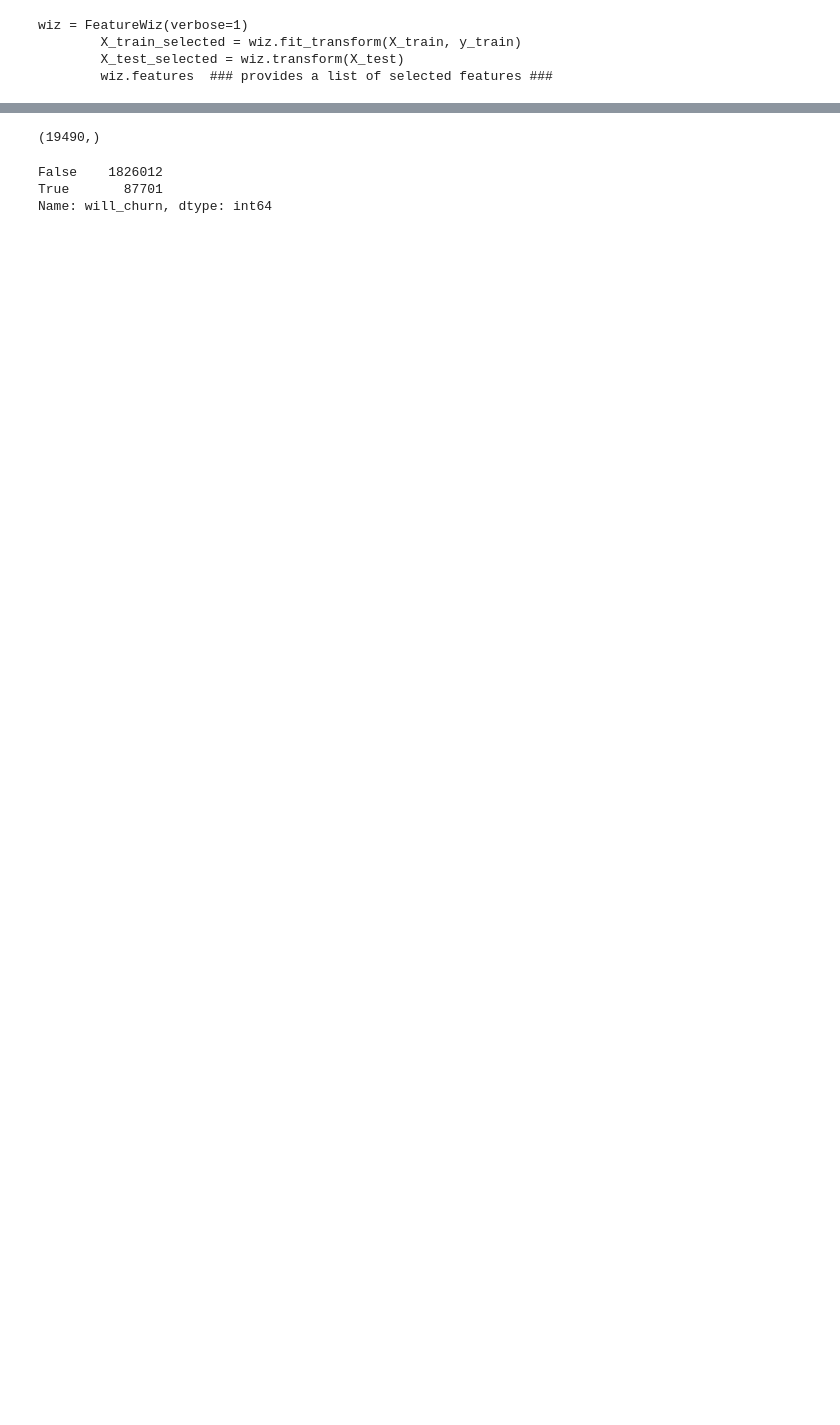
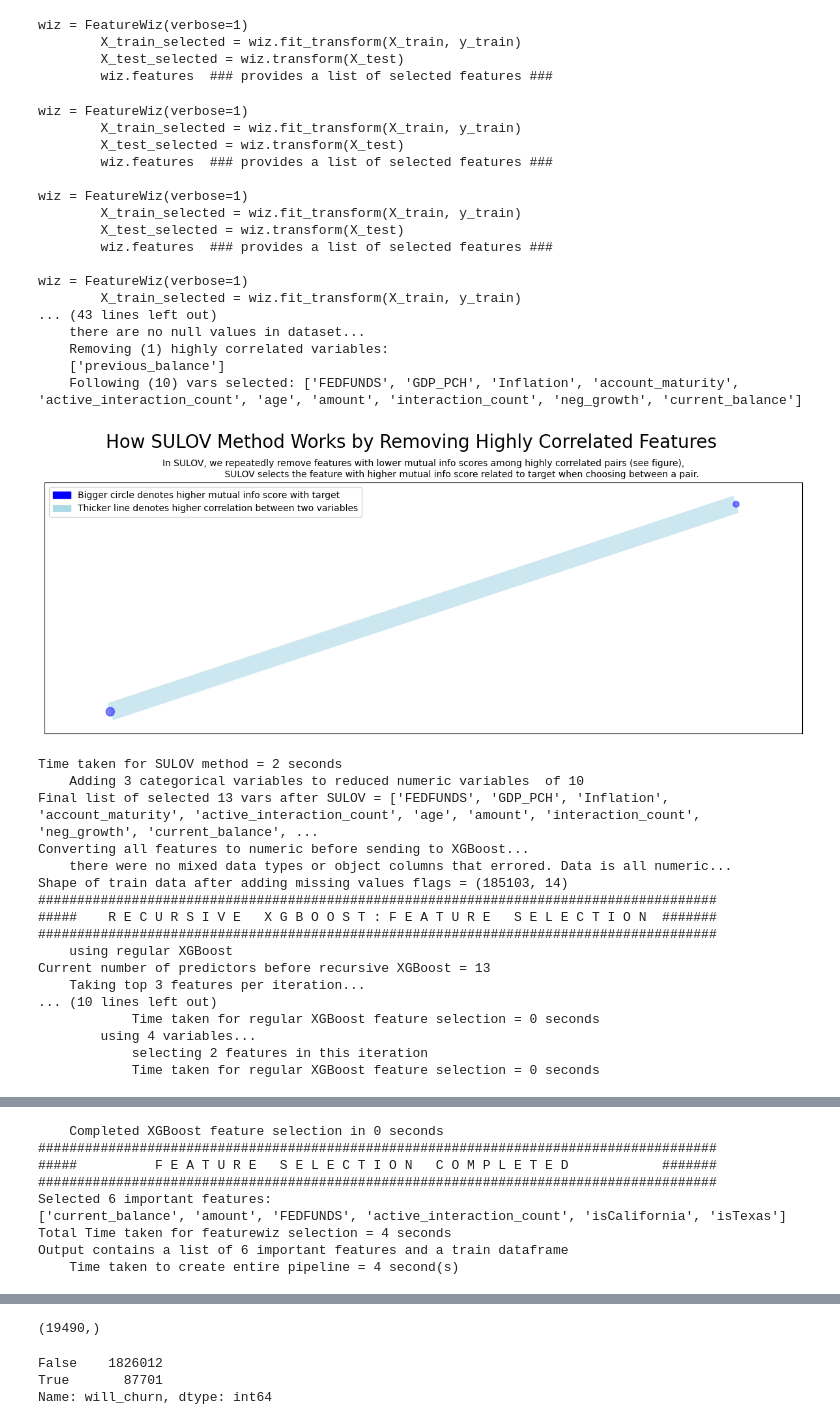
Before and after one commit to mattbrowne3/bank-churn, a Jupyter notebook: Best_Pipeline_Featurewiz.ipynb, the cells around one changed output, grey strips where cells are left out. Drawn from its saved outputs; the diff is of its cells as text; code cells hidden in the pictures; blank space fills up the shorter version.

```diff
--- a/Best_Pipeline_Featurewiz.ipynb
+++ b/Best_Pipeline_Featurewiz.ipynb
@@ -41,10 +35,11 @@ wiz = FeatureWiz(verbose=1)
         X_test_selected = wiz.transform(X_test)
         wiz.features  ### provides a list of selected features ###
 # %%
-target = 'will_churn'
+target = 'churned'
 modeltype = 'Classification'
 # %%
-df = pd.read_csv(r'..\Data\resampled_df.csv')
+
+df = pd.read_csv(r'..\Data\sampled_df.csv')
 
 if isinstance(target, str):
     cols = [x for x in list(df) if x not in [target]]
@@ -53,5 +48,5 @@ else:
 X = df[cols]
 X = X.drop(columns=['customer_id','date','start_balance','state','days_since_last_active_transaction'])
 y = df[target]
-X.dtypes
+X.head()
 # %% [output]
@@ -71,9 +58,0 @@ dtype: object
-# %%
-###  find the y values that have low samples ####
-if modeltype != 'Regression':
-    low_counts = y.value_counts()[(y.value_counts()<=1).values].index
-    print(len(low_counts))
-    ## You need to remove those rows that have just one sample ##
-    X = X[~(y.isin(low_counts))]
-    y = y[~(y.isin(low_counts))]
-X.shape, y.shape
@@ -108,14 +84,14 @@ from sklearn.linear_model import LogisticRegression
 from sklearn.ensemble import RandomForestClassifier, RandomForestRegressor
 pipe = Pipeline([('fw', FeatureWiz()),('classifier', RandomForestClassifier())])
 param_grid = {'classifier__bootstrap': [True],
-                'classifier__n_estimators':[100,150],
-                'classifier__max_depth': [4,6,8],
-                'classifier__max_features': ['sqrt'],
-                'classifier__min_samples_leaf': [1, 2, 3, 4],
-                'classifier__min_samples_split': [6,8,10]}
+                'classifier__n_estimators':[174],
+                'classifier__max_depth': [6],
+                'classifier__max_features': ['log2'],
+                'classifier__min_samples_leaf': [44],
+                'classifier__min_samples_split': [26]}
 search = RandomizedSearchCV(estimator=pipe,
                             param_distributions=param_grid,
-                            scoring='accuracy',
+                            scoring='recall',
                             n_iter=3,
                             n_jobs=-1,
                             random_state=99,
@@ -126,3 +102,41 @@ wiz = FeatureWiz(verbose=1)
         X_train_selected = wiz.fit_transform(X_train, y_train)
         X_test_selected = wiz.transform(X_test)
         wiz.features  ### provides a list of selected features ###
+# %%
+search.fit(X_train, y_train)
+# %% [output]
+wiz = FeatureWiz(verbose=1)
+        X_train_selected = wiz.fit_transform(X_train, y_train)
+        X_test_selected = wiz.transform(X_test)
+        wiz.features  ### provides a list of selected features ###
+
+wiz = FeatureWiz(verbose=1)
+        X_train_selected = wiz.fit_transform(X_train, y_train)
+        X_test_selected = wiz.transform(X_test)
+        wiz.features  ### provides a list of selected features ###
+
+wiz = FeatureWiz(verbose=1)
+        X_train_selected = wiz.fit_transform(X_train, y_train)
+... (43 lines left out)
+    there are no null values in dataset...
+    Removing (1) highly correlated variables:
+    ['previous_balance']
+    Following (10) vars selected: ['FEDFUNDS', 'GDP_PCH', 'Inflation', 'account_maturity', 'active_interaction_count', 'age', 'amount', 'interaction_count', 'neg_growth', 'current_balance']
+[figure, added]
+Time taken for SULOV method = 2 seconds
+    Adding 3 categorical variables to reduced numeric variables  of 10
+Final list of selected 13 vars after SULOV = ['FEDFUNDS', 'GDP_PCH', 'Inflation', 'account_maturity', 'active_interaction_count', 'age', 'amount', 'interaction_count', 'neg_growth', 'current_balance', ...
+Converting all features to numeric before sending to XGBoost...
+    there were no mixed data types or object columns that errored. Data is all numeric...
+Shape of train data after adding missing values flags = (185103, 14)
+#######################################################################################
+#####    R E C U R S I V E   X G B O O S T : F E A T U R E   S E L E C T I O N  #######
+#######################################################################################
+    using regular XGBoost
+Current number of predictors before recursive XGBoost = 13
+    Taking top 3 features per iteration...
+... (10 lines left out)
+            Time taken for regular XGBoost feature selection = 0 seconds
+        using 4 variables...
+            selecting 2 features in this iteration
+            Time taken for regular XGBoost feature selection = 0 seconds
@@ -128,0 +144,9 @@ wiz = FeatureWiz(verbose=1)
+    Completed XGBoost feature selection in 0 seconds
+#######################################################################################
+#####          F E A T U R E   S E L E C T I O N   C O M P L E T E D            #######
+#######################################################################################
+Selected 6 important features:
+['current_balance', 'amount', 'FEDFUNDS', 'active_interaction_count', 'isCalifornia', 'isTexas']
+Total Time taken for featurewiz selection = 4 seconds
+Output contains a list of 6 important features and a train dataframe
+    Time taken to create entire pipeline = 4 second(s)
```
Also changed, not shown: parts of 26 cells of this notebook, 1 other file.
